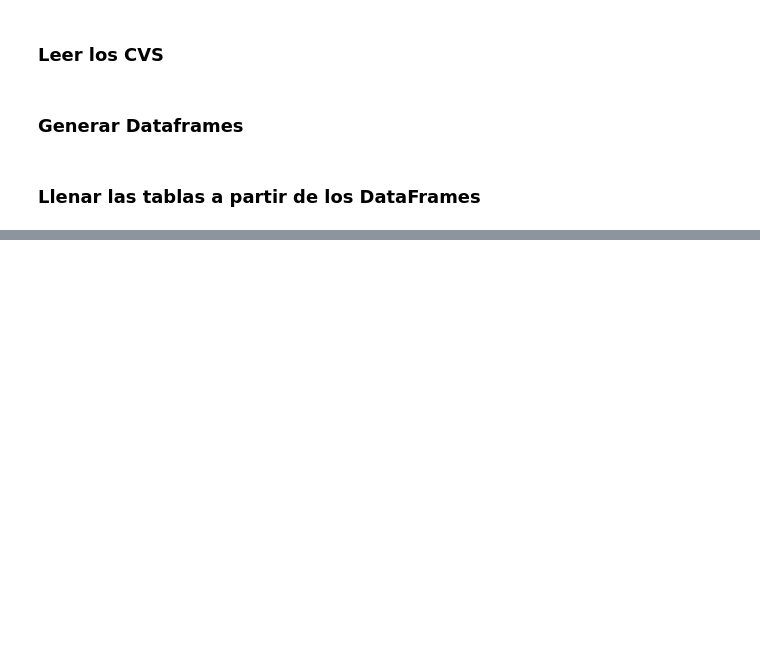
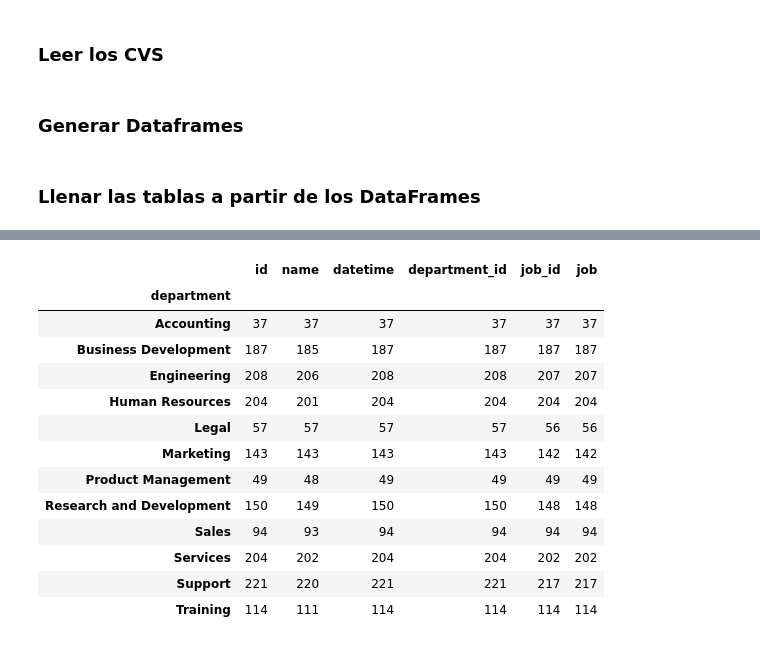
Before and after one commit to juanpsch/globant, a Jupyter notebook: Database1.ipynb, the cells around one changed output, grey strips where cells are left out. Drawn from its saved outputs; the diff is of its cells as text; code cells hidden in the pictures; blank space fills up the shorter version.

```diff
--- a/Database1.ipynb
+++ b/Database1.ipynb
@@ -189,0 +192,17 @@ The highest scoring Monty Python movie is 'Monty Python and the Holy Grail', rel
+# %%
+df.groupby(by='department',).count()
+# %% [output]
+|  | id | name | datetime | department_id | job_id | job |
+| department |  |  |  |  |  |  |
+| Accounting | 37 | 37 | 37 | 37 | 37 | 37 |
+| Business Development | 187 | 185 | 187 | 187 | 187 | 187 |
+| Engineering | 208 | 206 | 208 | 208 | 207 | 207 |
+| Human Resources | 204 | 201 | 204 | 204 | 204 | 204 |
+| Legal | 57 | 57 | 57 | 57 | 56 | 56 |
+| Marketing | 143 | 143 | 143 | 143 | 142 | 142 |
+| Product Management | 49 | 48 | 49 | 49 | 49 | 49 |
+| Research and Development | 150 | 149 | 150 | 150 | 148 | 148 |
+| Sales | 94 | 93 | 94 | 94 | 94 | 94 |
+| Services | 204 | 202 | 204 | 204 | 202 | 202 |
+| Support | 221 | 220 | 221 | 221 | 217 | 217 |
+| Training | 114 | 111 | 114 | 114 | 114 | 114 |
```
Also changed, not shown: parts of 28 cells of this notebook.
